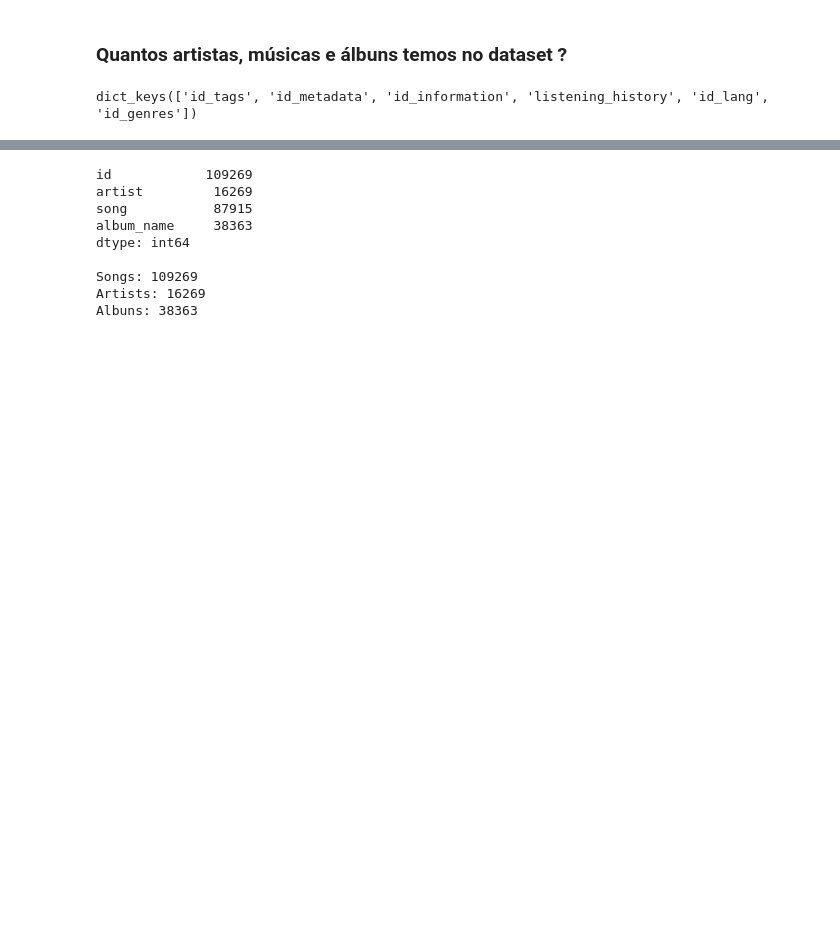
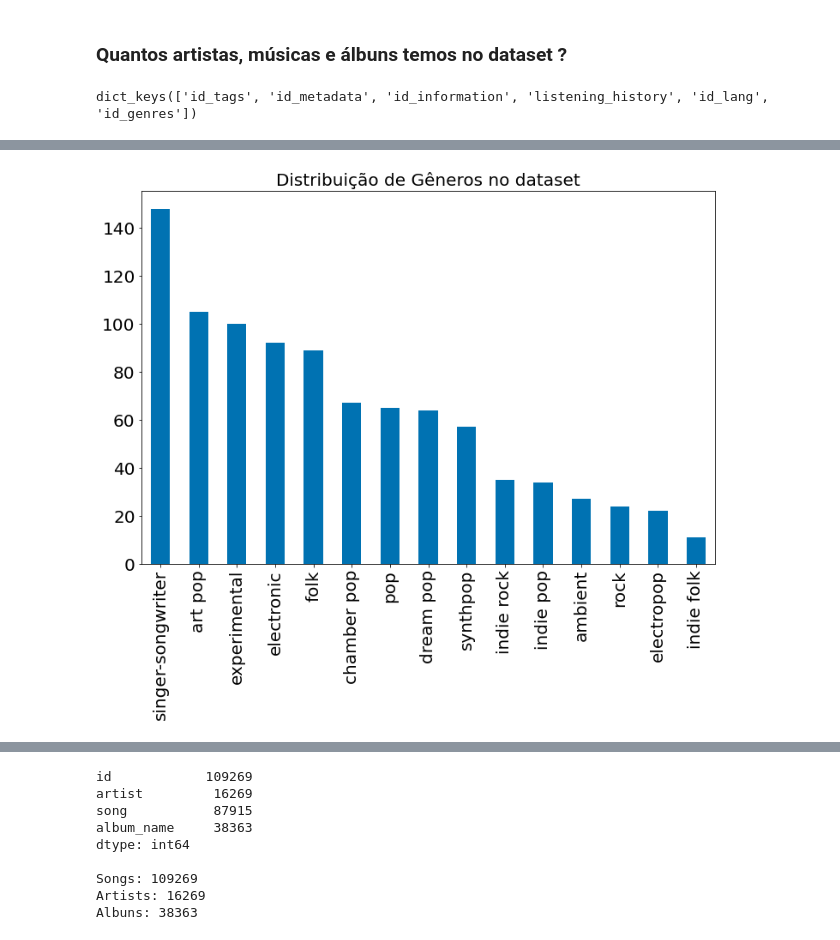
Before and after one commit to GiowGiow/Quantificando-a-Disrupcao-em-Redes-de-Similaridade-Musicais, a Jupyter notebook: EDA/EDA - Dataset.ipynb, the cells around one changed output, grey strips where cells are left out. Drawn from its saved outputs; the diff is of its cells as text; code cells hidden in the pictures; blank space fills up the shorter version.

```diff
--- a/EDA/EDA - Dataset.ipynb
+++ b/EDA/EDA - Dataset.ipynb
@@ -58,0 +86,12 @@ dict_keys(['id_tags', 'id_metadata', 'id_information', 'listening_history', 'id_
+# %%
+def plot_genre_distribution(df):
+    # Needs a genre column
+    genres = ",".join(df['genres']).split(",")
+    genres_count = pd.Series(genres).value_counts()
+    most_popular_genres = genres_count[:100]
+    # Plot the 15 most popular
+    ax = most_popular_genres[:15].plot.bar(title="Distribuição de Gêneros no dataset")
+
+plot_genre_distribution(user1_songs)
+# %% [output]
+[figure, added]
```
Also changed, not shown: parts of 8 cells of this notebook, 3 other files.
